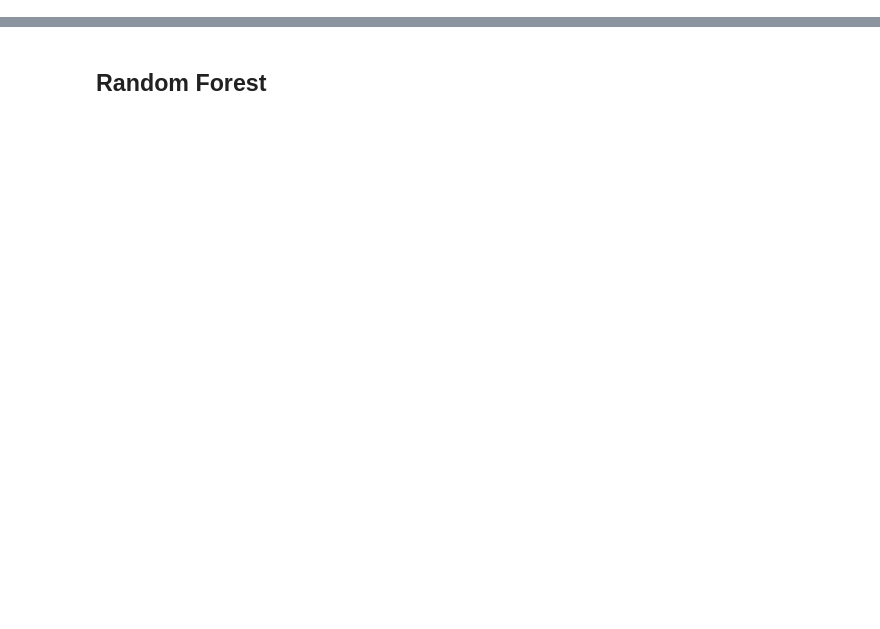
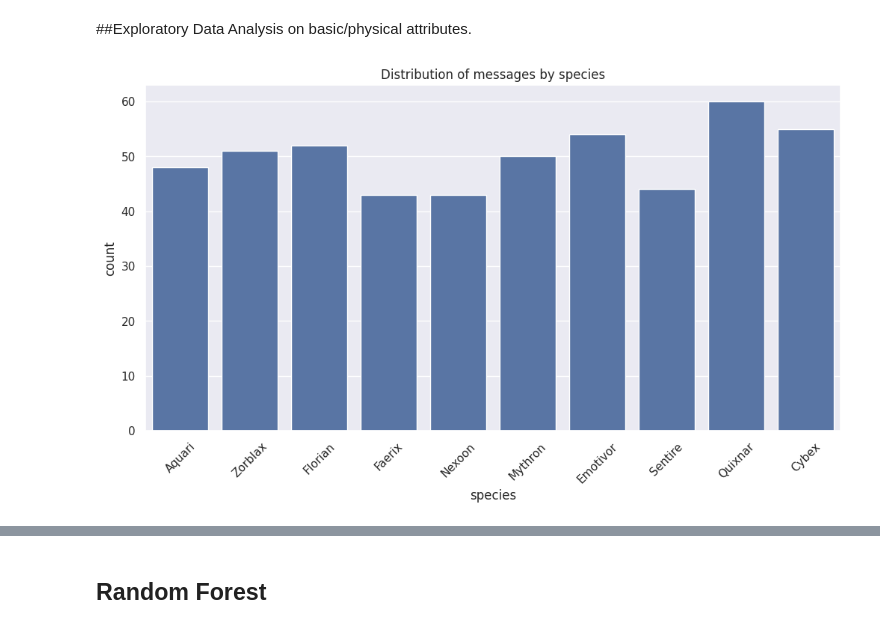
Before and after one commit to suhankd/Innov8-hackathon, a Jupyter notebook: Models/Models_Voting.ipynb, the cells around one changed output, grey strips where cells are left out. Saved outputs shown, nothing was run; the diff lists cells and outputs as text; code cells hidden in the pictures; blank space fills up the shorter version.

```diff
--- a/Models/Models_Voting.ipynb
+++ b/Models/Models_Voting.ipynb
@@ -82 +90,14 @@ Successfully installed Keras-Preprocessing-1.1.2
 True
+# %% [markdown]
+##Exploratory Data Analysis on basic/physical attributes.
+# %%
+data = pd.read_csv("data.csv")
+
+# Species Distribution
+plt.figure(figsize=(12, 6))
+sns.countplot(x = 'species', data=data)
+plt.title('Distribution of messages by species')
+plt.xticks(rotation = 45)
+plt.show()
+# %% [output]
+[figure, added]
```
Also changed, not shown: parts of 60 cells of this notebook.
